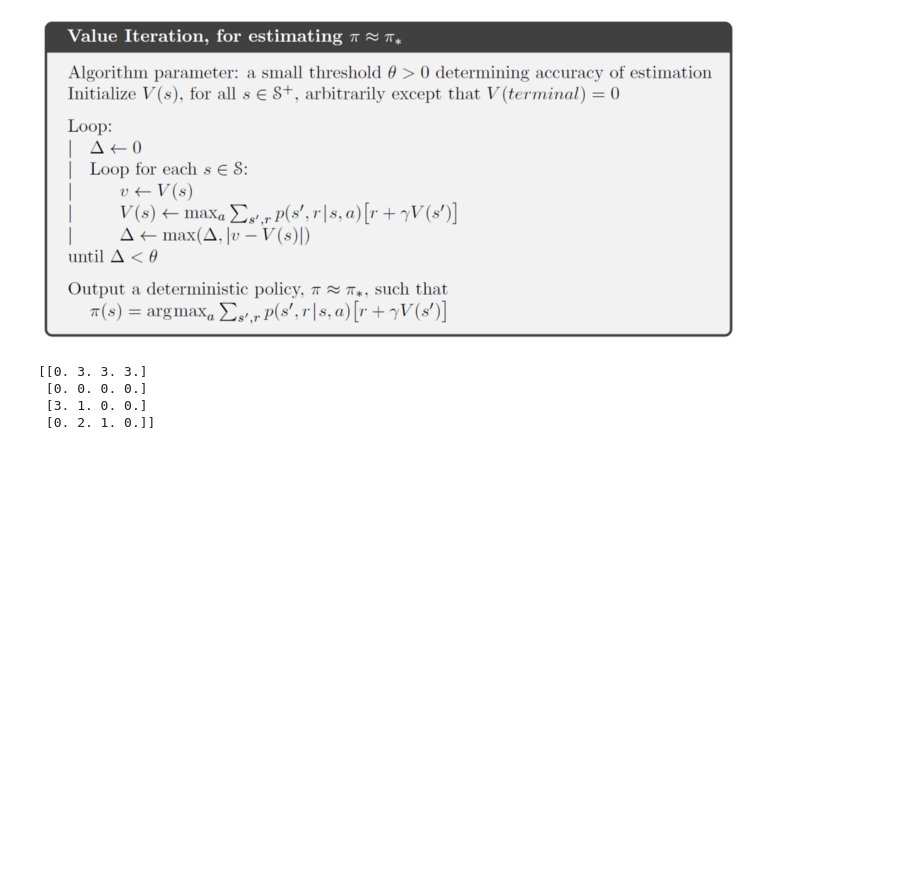
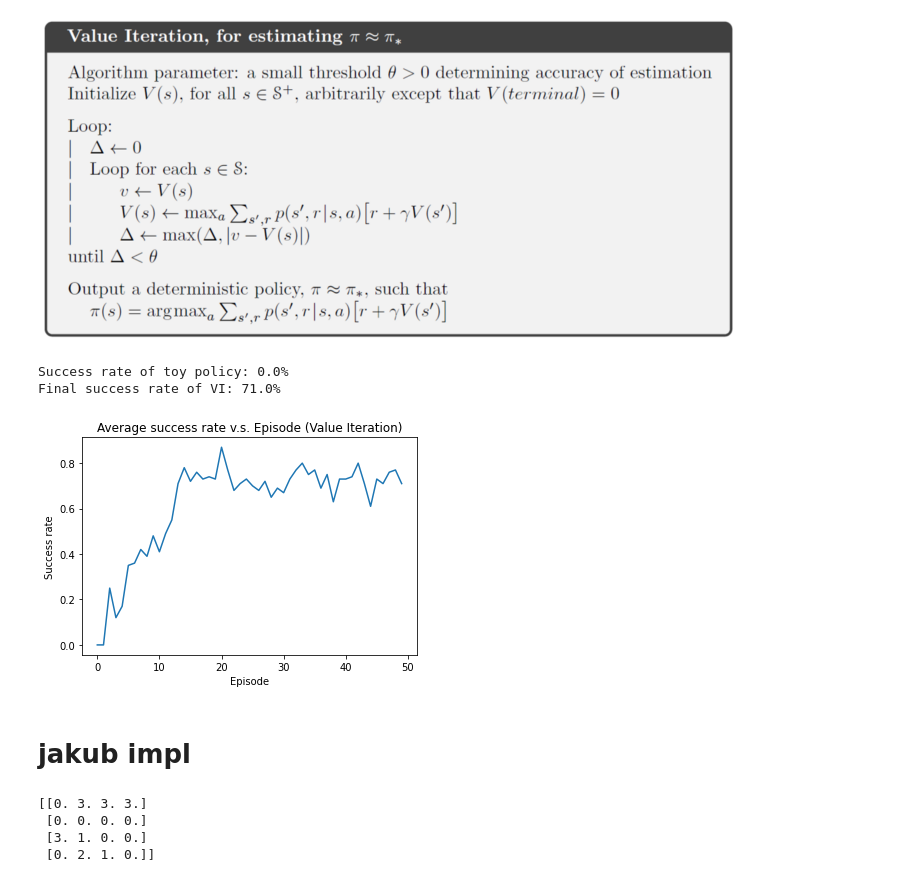
Before and after one commit to Ligerd/reinforcement_learning, a Jupyter notebook: src/ValueIteration.ipynb, the cells around one changed output. Saved outputs shown, nothing was run; the diff lists cells and outputs as text; code cells hidden in the pictures; blank space fills up the shorter version.

Commit message:
Value iterations update

```diff
--- a/src/ValueIteration.ipynb
+++ b/src/ValueIteration.ipynb
@@ -6,5 +5,2 @@ env = gym.make('FrozenLake-v1')
-# %%
-gamma = 0.99
-theta = 0.000001
 # %% [markdown]
 ![image.png](attachment:image.png)
@@ -11,3 +142,26 @@ theta = 0.000001
+# %%
+env = gym.make('FrozenLake-v1')
+env.reset()
+
+# toy policy
+policy = [(s + 1) % 4 for s in range(15)]
+print("Success rate of toy policy: {:.1f}%".format(testPolicy(policy) * 100))
+
+# get transitional probability and reward function
+trans_prob, reward = learnModel(env)
+
+# Value Iteration
+VI_policy, VI_success_rate = valueItr(trans_prob, reward, max_itr=50)
+print("Final success rate of VI: {:.1f}%".format(VI_success_rate[-1] * 100))
+
+# plot
+plot(VI_success_rate, "Average success rate v.s. Episode (Value Iteration)")
+# %% [output]
+Success rate of toy policy: 0.0%
+Final success rate of VI: 71.0%
+[figure, added]
+# %% [markdown]
+# jakub impl
 # %%
 def argmax(env, V, pi, action,s, gamma):
     e = np.zeros(env.env.nA)
```
Also changed, not shown: parts of 4 cells of this notebook.
